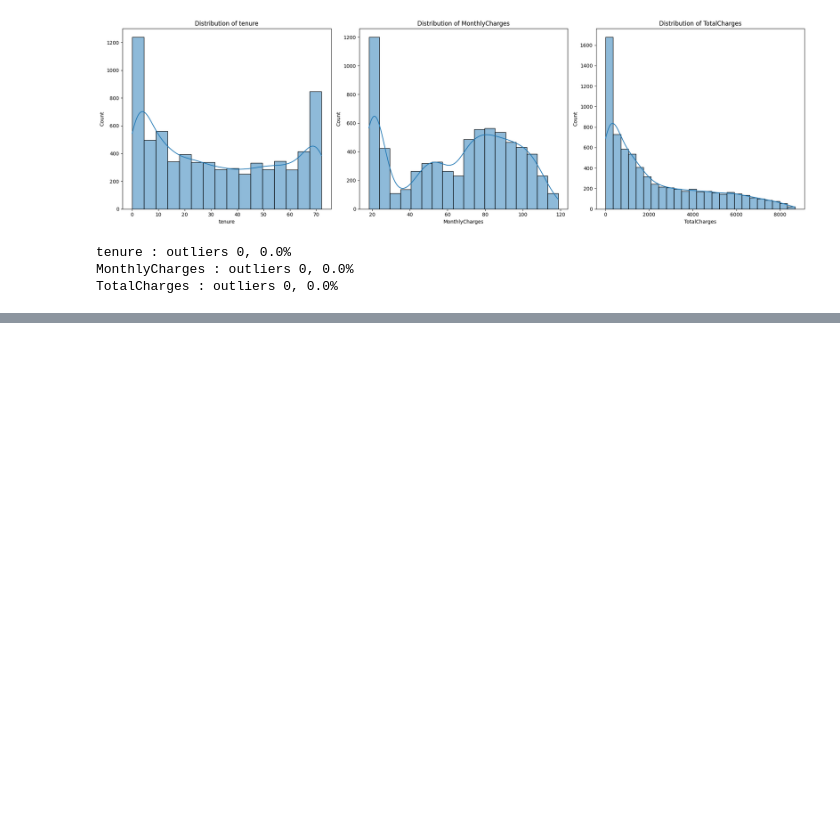
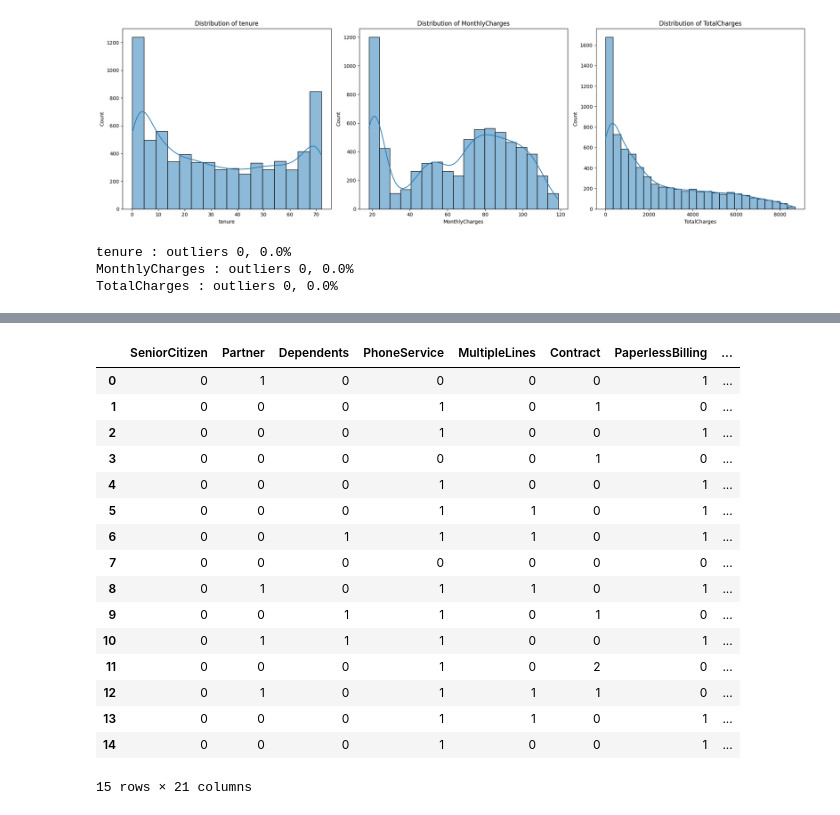
Before and after one commit to kanishkapg/Telco-Churn-Prediction, a Jupyter notebook: test.ipynb, the cells around one changed output, grey strips where cells are left out. Cells and saved outputs as stored; diff of their text form; code cells hidden in the pictures; blank space fills up the shorter version.

```diff
--- a/test.ipynb
+++ b/test.ipynb
@@ -251,0 +342,35 @@ TotalCharges : outliers 0, 0.0%
+# %%
+nominal_features = ['gender', 'InternetService', 'PaymentMethod']
+columns_to_be_binary = ['Partner', 'Dependents', 'PhoneService', 'MultipleLines', 'PaperlessBilling', 'Churn']
+# %%
+df_encoded = pd.get_dummies(df_encoded, columns=nominal_features, drop_first=False, dtype=int)
+# %%
+# Convert binary Yes/No columns to 1/0
+for col in columns_to_be_binary:
+    df_encoded[col] = df_encoded[col].map({'Yes': 1, 'No': 0})
+# %%
+columns_need_to_be_scaled = ['MonthlyCharges', 'TotalCharges']
+
+for col in columns_need_to_be_scaled:
+    scaler = StandardScaler()
+    df_encoded[col] = scaler.fit_transform(df_encoded[[col]])
+# %%
+df_encoded.head(15)
+# %% [output]
+|  | SeniorCitizen | Partner | Dependents | PhoneService | MultipleLines | Contract | PaperlessBilling | ... |
+| 0 | 0 | 1 | 0 | 0 | 0 | 0 | 1 | ... |
+| 1 | 0 | 0 | 0 | 1 | 0 | 1 | 0 | ... |
+| 2 | 0 | 0 | 0 | 1 | 0 | 0 | 1 | ... |
+| 3 | 0 | 0 | 0 | 0 | 0 | 1 | 0 | ... |
+| 4 | 0 | 0 | 0 | 1 | 0 | 0 | 1 | ... |
+| 5 | 0 | 0 | 0 | 1 | 1 | 0 | 1 | ... |
+| 6 | 0 | 0 | 1 | 1 | 1 | 0 | 1 | ... |
+| 7 | 0 | 0 | 0 | 0 | 0 | 0 | 0 | ... |
+| 8 | 0 | 1 | 0 | 1 | 1 | 0 | 1 | ... |
+| 9 | 0 | 0 | 1 | 1 | 0 | 1 | 0 | ... |
+| 10 | 0 | 1 | 1 | 1 | 0 | 0 | 1 | ... |
+| 11 | 0 | 0 | 0 | 1 | 0 | 2 | 0 | ... |
+| 12 | 0 | 1 | 0 | 1 | 1 | 1 | 0 | ... |
+| 13 | 0 | 0 | 0 | 1 | 1 | 0 | 1 | ... |
+| 14 | 0 | 0 | 0 | 1 | 0 | 0 | 1 | ... |
+15 rows × 21 columns
```
Also changed, not shown: parts of 20 cells of this notebook, 10 other files.
